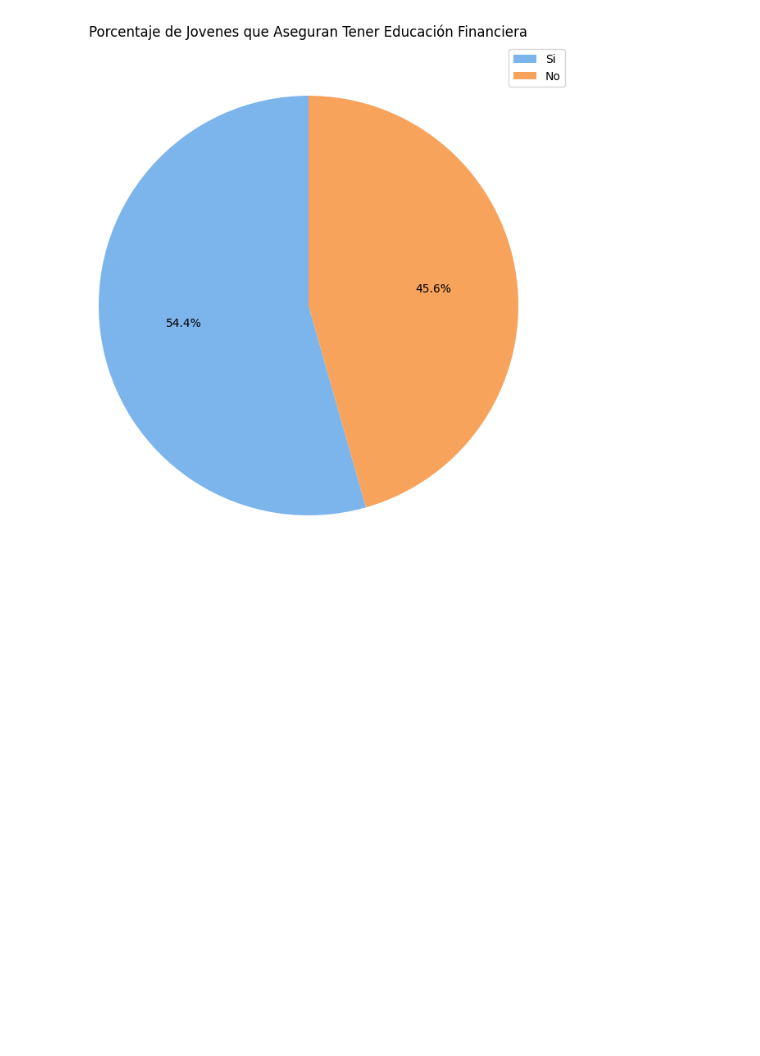
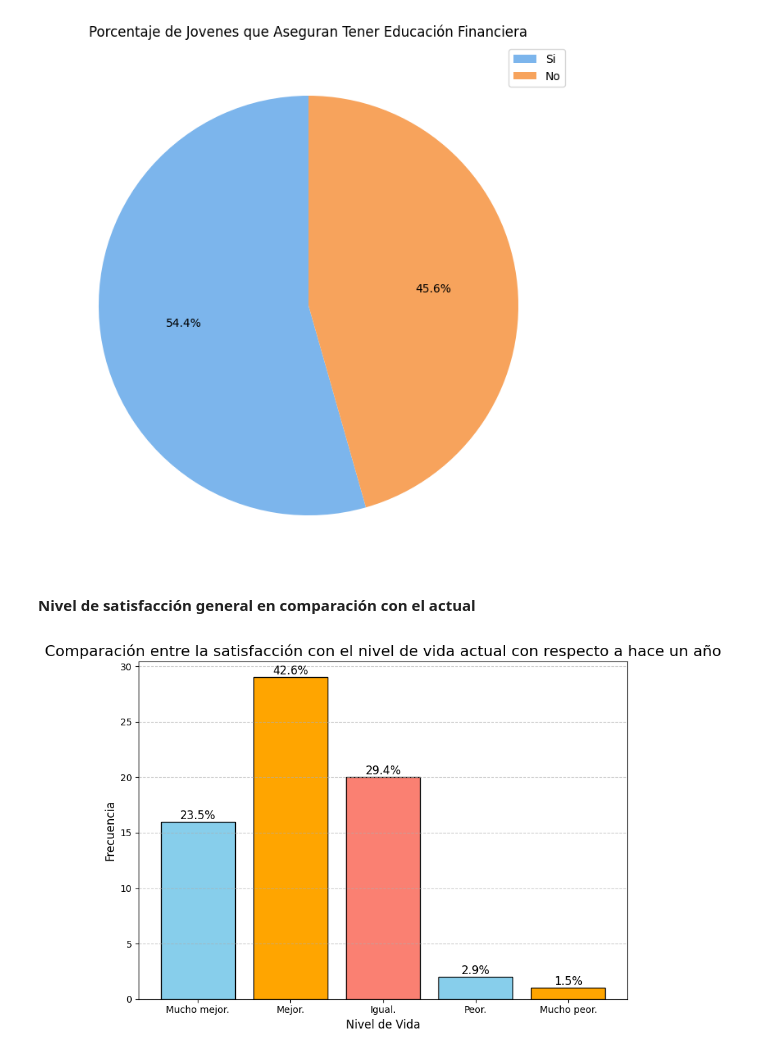
Before and after one commit to manumaldonado/Proyecto-Samsung, a Jupyter notebook: clean_data.ipynb, the cells around one changed output. Saved outputs shown, nothing was run; the diff lists cells and outputs as text; code cells hidden in the pictures; blank space fills up the shorter version.

Commit message:
Agregando grafica acerca del nivel de vida

```diff
--- a/clean_data.ipynb
+++ b/clean_data.ipynb
@@ -819,3 +814,29 @@ plt.subplots_adjust(left=0.1, right=0.9, top=0.9, bottom=0.1)
 plt.show()
 # %% [output]
 [figure]
+# %% [markdown]
+**Nivel de satisfacción general en comparación con el actual**
+# %%
+categories = ['Mucho mejor.', 'Mejor.', 'Igual.', 'Peor.', 'Mucho peor.']
+counts = df_con_empleo['nivel_vida'].value_counts().reindex(categories, fill_value=0)
+percentages = (counts / counts.sum()) * 100
+
+# Crear el gráfico
+plt.figure(figsize=(8, 6))
+bars = plt.bar(counts.index, counts.values, color=['skyblue', 'orange', 'salmon'], edgecolor='black')
+
+# Agregar los porcentajes encima de las barras
+for bar, percentage in zip(bars, percentages):
+    plt.text(bar.get_x() + bar.get_width() / 2, bar.get_height(),
+             f'{percentage:.1f}%', ha='center', va='bottom', fontsize=12)
+
+# Configure the chart
+plt.title('Comparación entre la satisfacción con el nivel de vida actual con respecto a hace un año', fontsize=16)
+plt.xlabel('Nivel de Vida', fontsize=12)
+plt.ylabel('Frecuencia', fontsize=12)
+plt.xticks(rotation=0)
+plt.grid(axis='y', linestyle='--', alpha=0.7)
+plt.tight_layout()
+plt.show()
+# %% [output]
+[figure, added]
```
Also changed, not shown: parts of 3 cells of this notebook.
